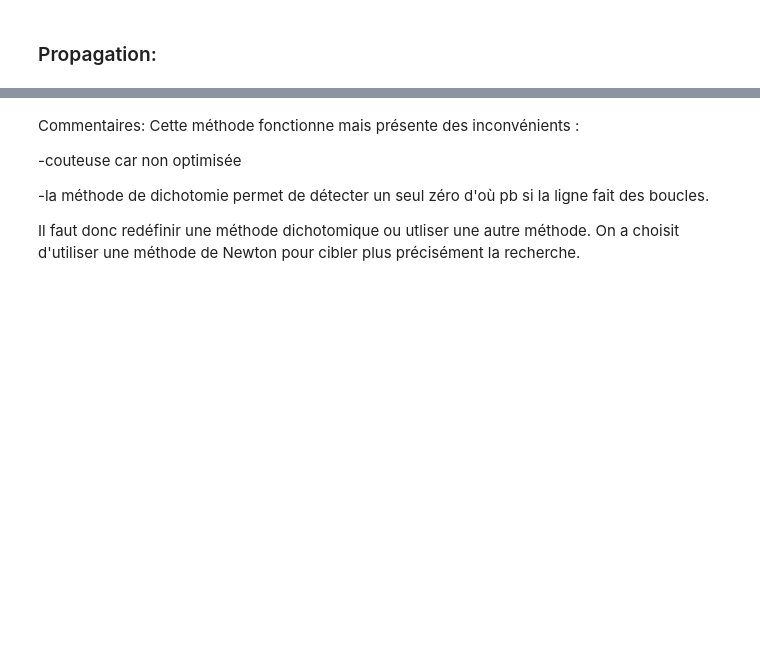
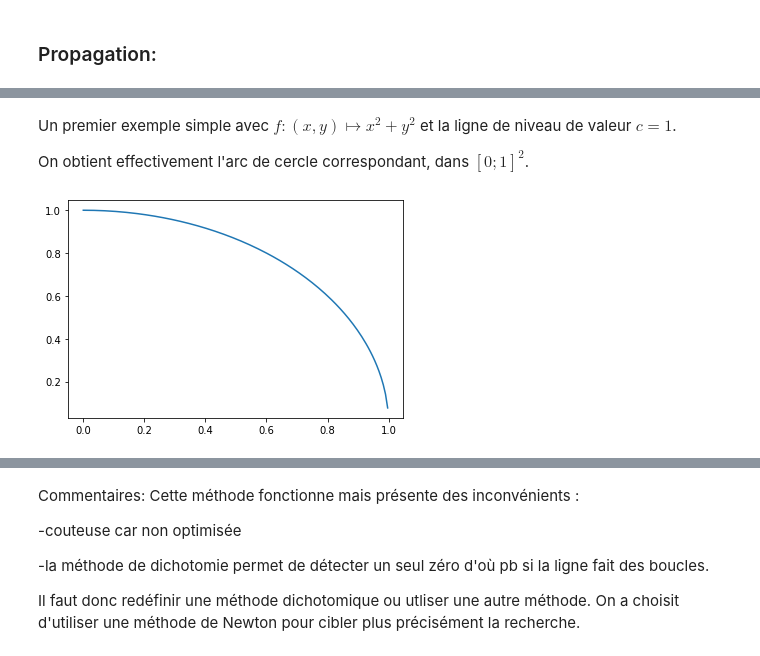
Before and after one commit to claraallois/projet_mathinfo, a Jupyter notebook: notebook_mi.ipynb, the cells around one changed output, grey strips where cells are left out. Drawn from its saved outputs; the diff is of its cells as text; code cells hidden in the pictures; blank space fills up the shorter version.

```diff
--- a/notebook_mi.ipynb
+++ b/notebook_mi.ipynb
@@ -32,3 +49,5 @@ def find_seed(f,c=0,eps=2**-26):
 # %%
-def f(x,y): return x**2+y**2
-find_seed(f,0.5,2**-26)
+def f(x,y):
+    return x**2+y**2
+
+find_seed(f,0.5)
@@ -41,6 +64,5 @@ find_seed(f,0.5,2**-26)
 # %%
-
-def find_seed2(f,abscisse,c=0,eps=2**-26):
+def find_seed2(f,abscisse,c=0,eps=10**-5):
 
     def g(x,y):
         return f(x,y)-c
@@ -57,17 +79,3 @@ def find_seed2(f,abscisse,c=0,eps=2**-26):
         else :
             a=mil
     return a
-
-
-
-def simple_contour(f,c=0.0,delta=0.01,eps=2**-26):
-    pas=delta/sqrt(2)
-    abscisse=0.0
-    X=[]
-    Y=[]
-    while abscisse<=1 and find_seed2(f,abscisse,c,eps)!=None:
-        X.append(abscisse)
-        Y.append(find_seed2(f,abscisse,c,eps))
-        abscisse+=pas
-
-    return (X,Y)
@@ -74,10 +86,26 @@ def simple_contour(f,c=0.0,delta=0.01,eps=2**-26):
+# %%
+def simple_contour(f,c=0.0,delta=0.01,eps=10**-5):
+    pas=delta/sqrt(2)
+    abscisse=0.0
+    X=[]
+    Y=[]
+    while abscisse<=1 and find_seed2(f,abscisse,c,eps)!=None:
+        X.append(abscisse)
+        Y.append(find_seed2(f,abscisse,c,eps))
+        abscisse+=pas
+
+    return (X,Y)
+# %% [markdown]
+Un premier exemple simple avec $f : (x,y) \mapsto x^2 + y^2$ et la ligne de niveau de valeur $c=1$.
+
+On obtient effectivement l'arc de cercle correspondant, dans $[0;1]^2$.
 # %%
-import matplotlib.pyplot as plt
-
-##1er exemple
+#Exemple 1 : arc de cercle
 def f(x,y):
     return x**2+y**2
 
-(X,Y)=simple_contour(f,c=1.0,delta=0.01,eps=2**-26)
+(X,Y)=simple_contour(f,c=1.0)
 plt.plot(X,Y)
 plt.show()
+# %% [output]
+[figure, added]
```
Also changed, not shown: parts of 33 cells of this notebook.
